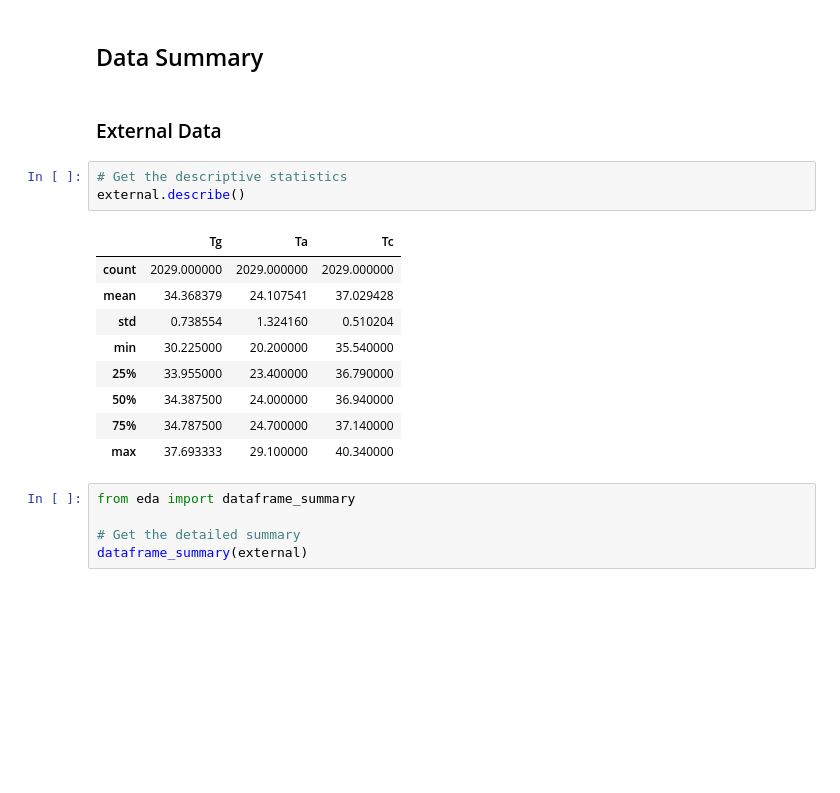
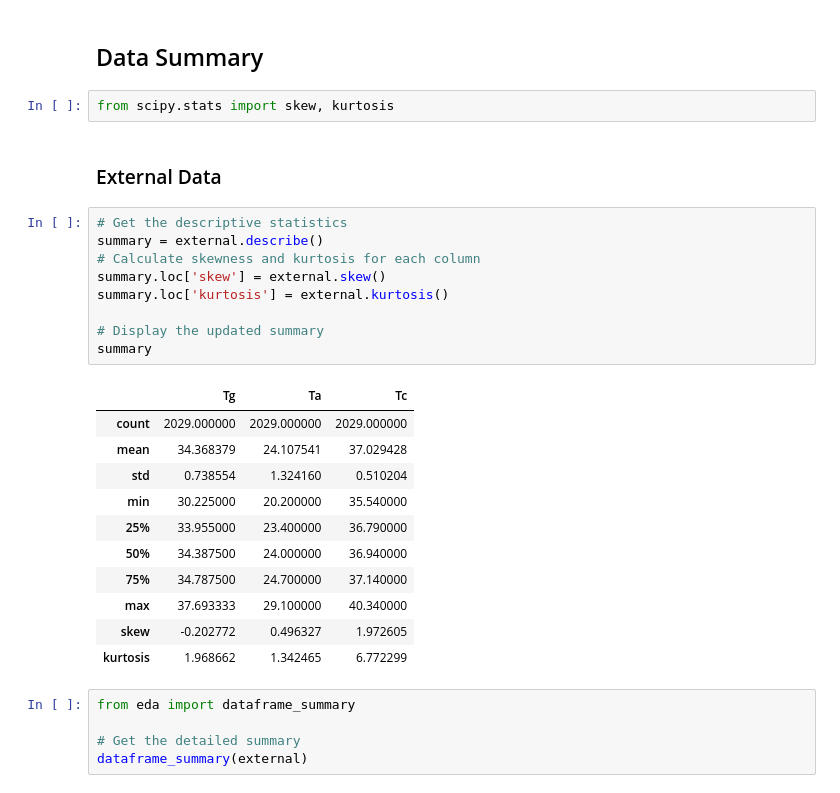
Before and after one commit to woaine/calcifer, a Jupyter notebook: notebooks/eda.ipynb, the cells around one changed output. Drawn from its saved outputs; the diff is of its cells as text; blank space fills up the shorter version.

Commit message:
chore: add skewness and kurtosis stats in descriptive statistics

```diff
--- a/notebooks/eda.ipynb
+++ b/notebooks/eda.ipynb
@@ -31,21 +31,31 @@ augmented data loaded successfully with 10145 rows and 3 columns.
 # Exploratory Data Analysis
 # %% [markdown]
 ## Data Summary
+# %%
+from scipy.stats import skew, kurtosis
 # %% [markdown]
 ### External Data
 # %%
 # Get the descriptive statistics
-external.describe()
+summary = external.describe()
+# Calculate skewness and kurtosis for each column
+summary.loc['skew'] = external.skew()
+summary.loc['kurtosis'] = external.kurtosis()
+
+# Display the updated summary
+summary
 # %% [output]
 |  | Tg | Ta | Tc |
 | count | 2029.000000 | 2029.000000 | 2029.000000 |
 | mean | 34.368379 | 24.107541 | 37.029428 |
 | std | 0.738554 | 1.324160 | 0.510204 |
 | min | 30.225000 | 20.200000 | 35.540000 |
 | 25% | 33.955000 | 23.400000 | 36.790000 |
 | 50% | 34.387500 | 24.000000 | 36.940000 |
 | 75% | 34.787500 | 24.700000 | 37.140000 |
 | max | 37.693333 | 29.100000 | 40.340000 |
+| skew | -0.202772 | 0.496327 | 1.972605 |
+| kurtosis | 1.968662 | 1.342465 | 6.772299 |
 # %%
 from eda import dataframe_summary
 
```
Also changed, not shown: parts of 16 cells of this notebook.
